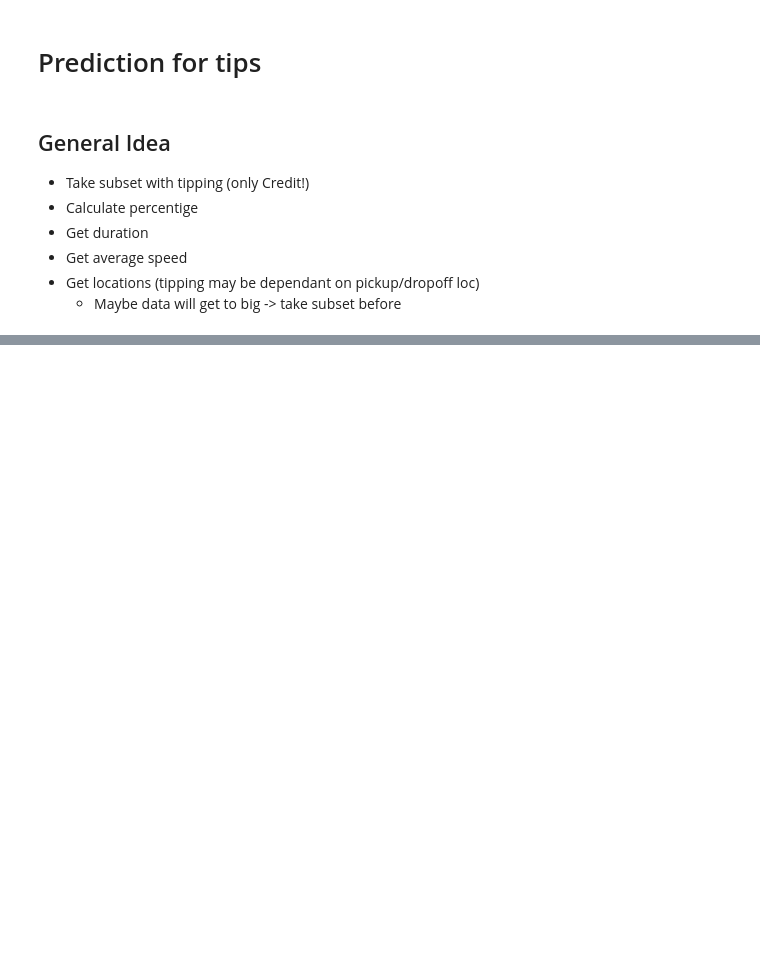
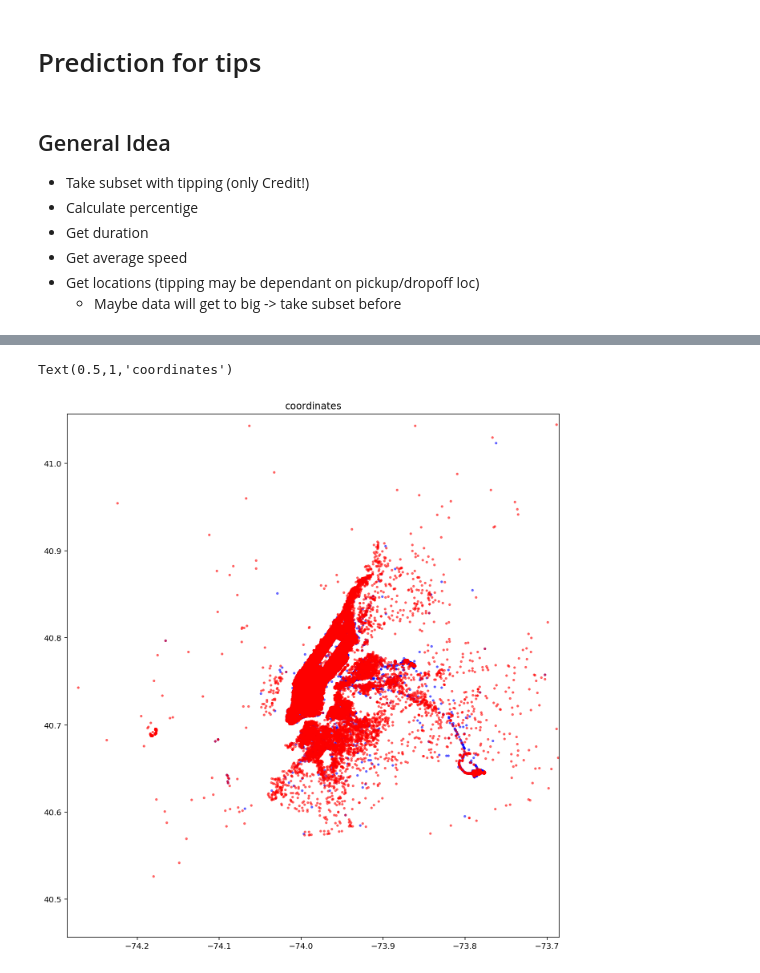
Before and after one commit to Sitorias/TaxiPrediction, a Jupyter notebook: Predict_tips_amount.ipynb, the cells around one changed output, grey strips where cells are left out. Saved outputs shown, nothing was run; the diff lists cells and outputs as text; code cells hidden in the pictures; blank space fills up the shorter version.

```diff
--- a/Predict_tips_amount.ipynb
+++ b/Predict_tips_amount.ipynb
@@ -18,0 +98,28 @@ df = pd.read_csv("clean.csv")
+# %%
+data = df.sample(100000)
+
+pickup_x = data.pickup_longitude.values
+pickup_y = data.pickup_latitude.values
+dropoff_x = data.dropoff_longitude.values
+dropoff_y = data.dropoff_latitude.values
+
+margin = 0.3
+long_min = 40.756716 - margin
+long_max = 40.756716 + margin
+lat_min = -73.985368 - margin
+lat_max = -73.985368 + margin
+# %%
+fig, ax = plt.subplots(figsize=(11, 12))
+
+ax.scatter(pickup_x, pickup_y, s=5, color='blue', alpha=0.5)
+ax.scatter(dropoff_x, dropoff_y, s=5, color='red', alpha=0.5)
+
+
+
+ax.set_xlim([lat_min, lat_max])
+ax.set_ylim([long_min, long_max])
+
+ax.set_title('coordinates')
+# %% [output]
+Text(0.5,1,'coordinates')
+[figure, added]
```
Also changed, not shown: parts of 113 cells of this notebook.
